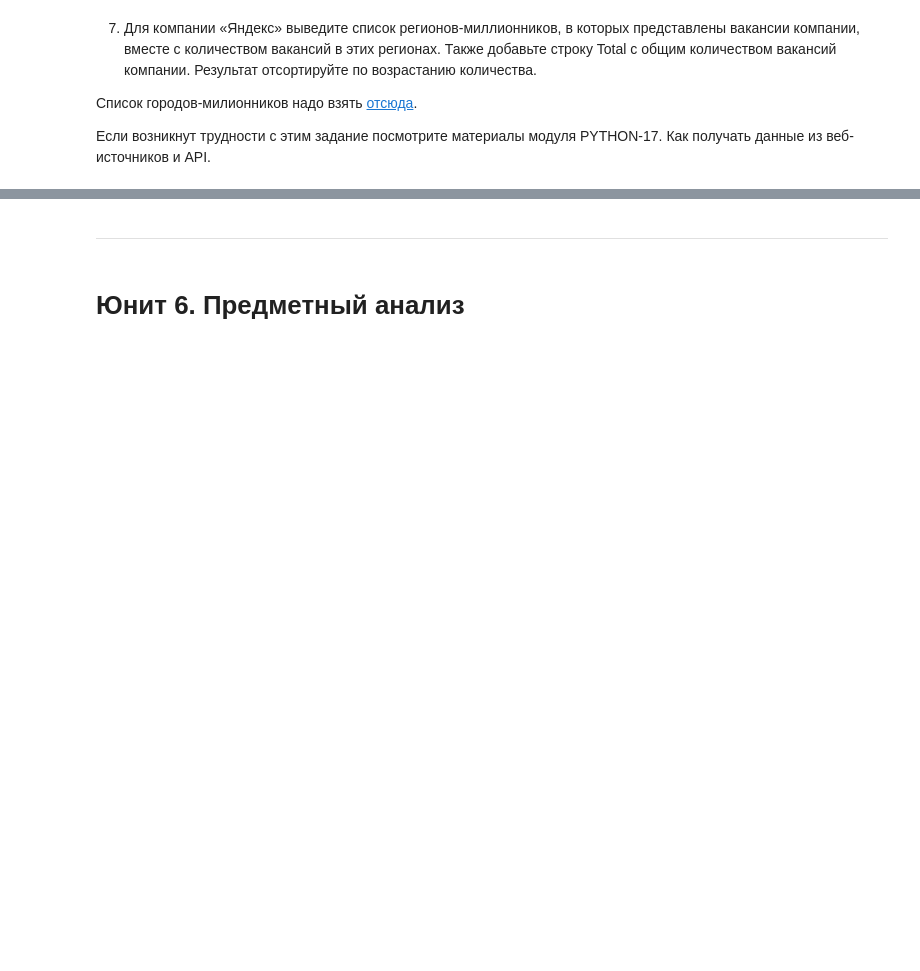
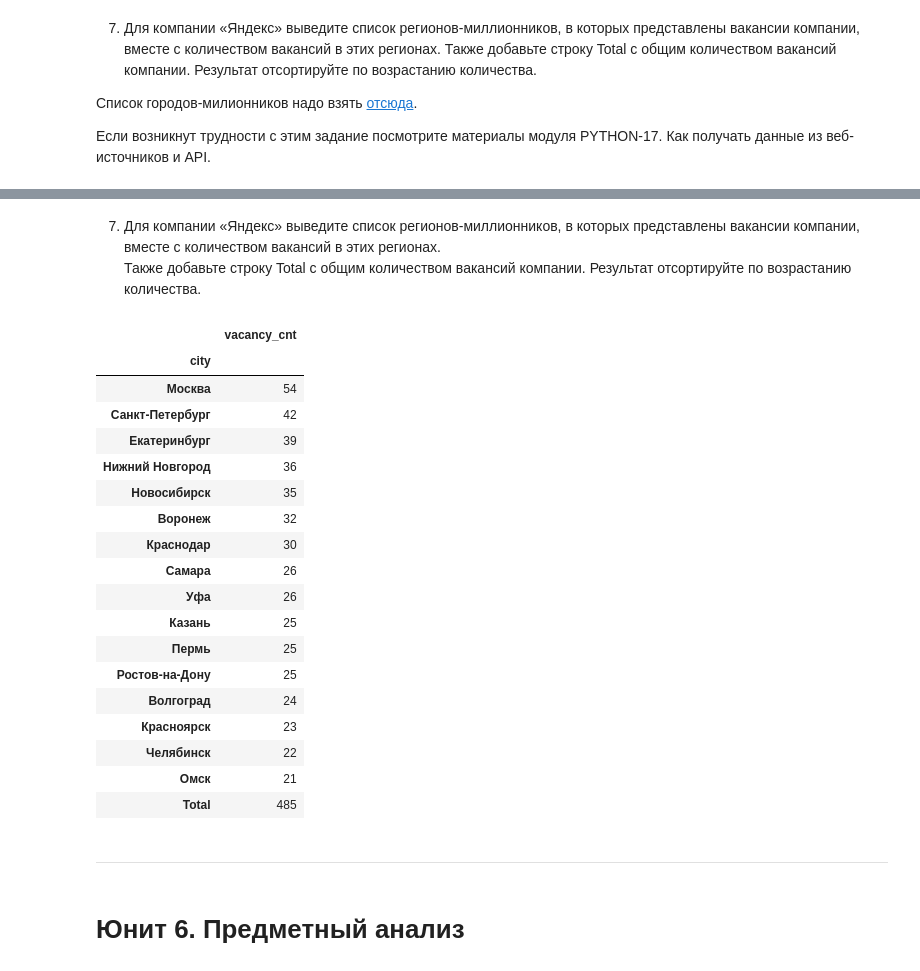
Before and after one commit to YarikKa2/SQL__StudyPrject2, a Jupyter notebook: code/SQL_StudyProject2.ipynb, the cells around one changed output, grey strips where cells are left out. Drawn from its saved outputs; the diff is of its cells as text; code cells hidden in the pictures; blank space fills up the shorter version.

```diff
--- a/code/SQL_StudyProject2.ipynb
+++ b/code/SQL_StudyProject2.ipynb
@@ -348,5 +477,62 @@ Null_vac
+# %% [markdown]
+7. Для компании «Яндекс» выведите список регионов-миллионников, в которых представлены вакансии компании, вместе с количеством вакансий в этих регионах. <br>
+Также добавьте строку Total с общим количеством вакансий компании. Результат отсортируйте по возрастанию количества.
 # %%
-# текст запроса
+query_5_7 = '''
+select
+    a.name as City,
+    v.id as vacancy_cnt
+
+from
+    vacancies v
+    join employers e
+    on v.employer_id = e.id
+
+    join areas a
+    on v.area_id = a.id
+
+where e.name = 'Яндекс'
+
+'''
+# %%
+# Записываем результат запроса в датафрейм
+YaVac_by_City = pd.read_sql_query(query_5_7, connection)
+
+
+# Выбираем только данные из городов-миллионников
+mask = YaVac_by_City.loc[:, 'city'].apply(lambda x: x in city_names)
+YaVac_by_City = YaVac_by_City[mask]
+
+
+# Группируем по переменной 'City', подссчитываем кол-во вакансий
+YaVac_by_City = \
+    YaVac_by_City.groupby('city').count()\
+        .sort_values('vacancy_cnt', ascending=False)
+
+
+# Добавляем строрку 'Total' с суммой по солбцу с вакансиями
+YaVac_by_City.loc['Total'] = sum(YaVac_by_City['vacancy_cnt'])
+display(YaVac_by_City)
+# %% [output]
+|  | vacancy_cnt |
+| city |  |
+| Москва | 54 |
+| Санкт-Петербург | 42 |
+| Екатеринбург | 39 |
+| Нижний Новгород | 36 |
+| Новосибирск | 35 |
+| Воронеж | 32 |
+| Краснодар | 30 |
+| Самара | 26 |
+| Уфа | 26 |
+| Казань | 25 |
+| Пермь | 25 |
+| Ростов-на-Дону | 25 |
+| Волгоград | 24 |
+| Красноярск | 23 |
+| Челябинск | 22 |
+| Омск | 21 |
+| Total | 485 |
 # %%
 # результат запроса
 # %% [markdown]
```
Also changed, not shown: parts of 9 cells of this notebook.
